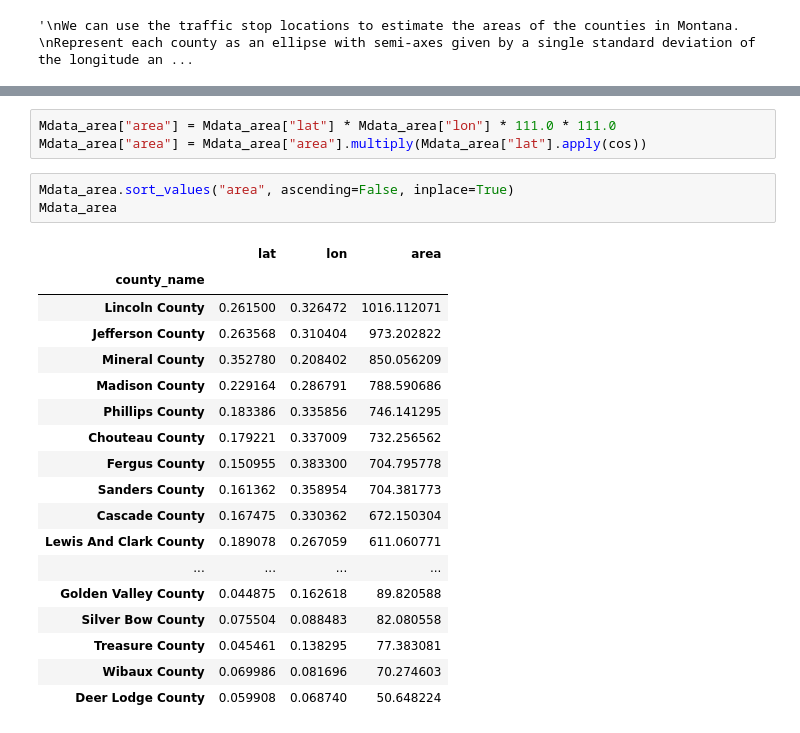
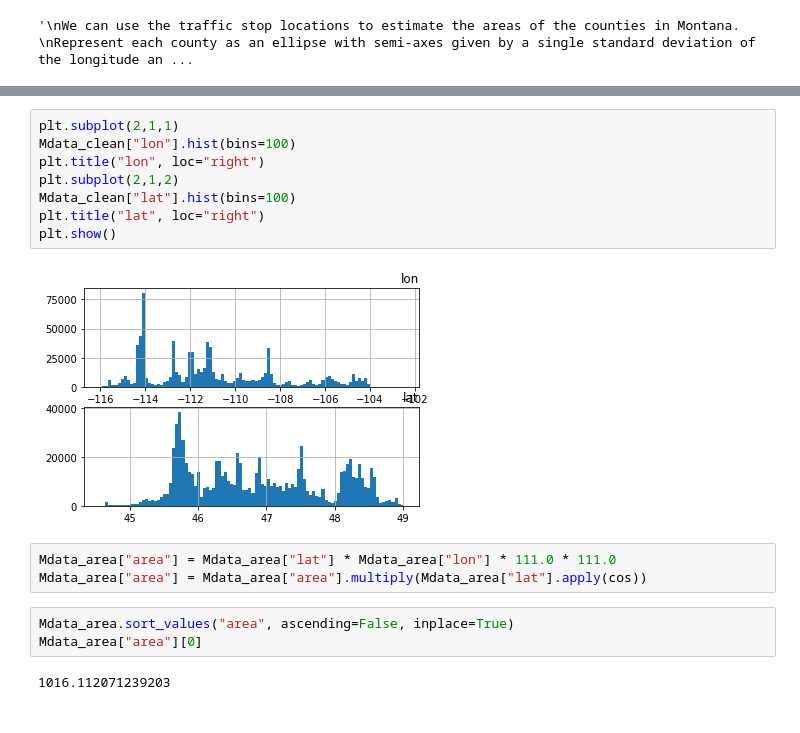
Before and after one commit to pangziyouyige/DataIncubatorChallenge, a Jupyter notebook: Challenge2.ipynb, the cells around one changed output, grey strips where cells are left out. Cells and saved outputs as stored; diff of their text form.

```diff
--- a/Challenge2.ipynb
+++ b/Challenge2.ipynb
@@ -400,25 +384,18 @@ Mdata_area
+# %%
+plt.subplot(2,1,1)
+Mdata_clean["lon"].hist(bins=100)
+plt.title("lon", loc="right")
+plt.subplot(2,1,2)
+Mdata_clean["lat"].hist(bins=100)
+plt.title("lat", loc="right")
+plt.show()
+# %% [output]
+[figure, added]
 # %%
 Mdata_area["area"] = Mdata_area["lat"] * Mdata_area["lon"] * 111.0 * 111.0
 Mdata_area["area"] = Mdata_area["area"].multiply(Mdata_area["lat"].apply(cos))
 # %%
 Mdata_area.sort_values("area", ascending=False, inplace=True)
-Mdata_area
+Mdata_area["area"][0]
 # %% [output]
-|  | lat | lon | area |
-| county_name |  |  |  |
-| Lincoln County | 0.261500 | 0.326472 | 1016.112071 |
-| Jefferson County | 0.263568 | 0.310404 | 973.202822 |
-| Mineral County | 0.352780 | 0.208402 | 850.056209 |
-| Madison County | 0.229164 | 0.286791 | 788.590686 |
-| Phillips County | 0.183386 | 0.335856 | 746.141295 |
-| Chouteau County | 0.179221 | 0.337009 | 732.256562 |
-| Fergus County | 0.150955 | 0.383300 | 704.795778 |
-| Sanders County | 0.161362 | 0.358954 | 704.381773 |
-| Cascade County | 0.167475 | 0.330362 | 672.150304 |
-| Lewis And Clark County | 0.189078 | 0.267059 | 611.060771 |
-| ... | ... | ... | ... |
-| Golden Valley County | 0.044875 | 0.162618 | 89.820588 |
-| Silver Bow County | 0.075504 | 0.088483 | 82.080558 |
-| Treasure County | 0.045461 | 0.138295 | 77.383081 |
-| Wibaux County | 0.069986 | 0.081696 | 70.274603 |
-| Deer Lodge County | 0.059908 | 0.068740 | 50.648224 |
+1016.112071239203
```
Also changed, not shown: parts of 5 cells of this notebook.
